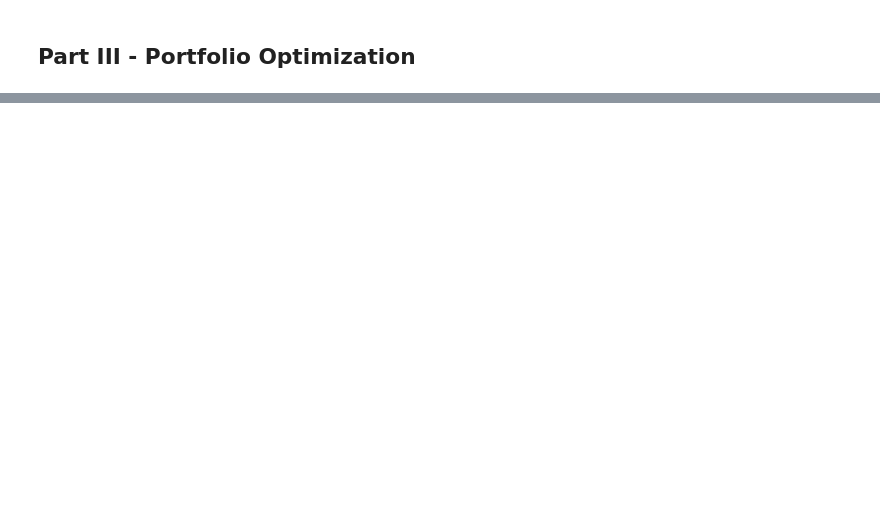
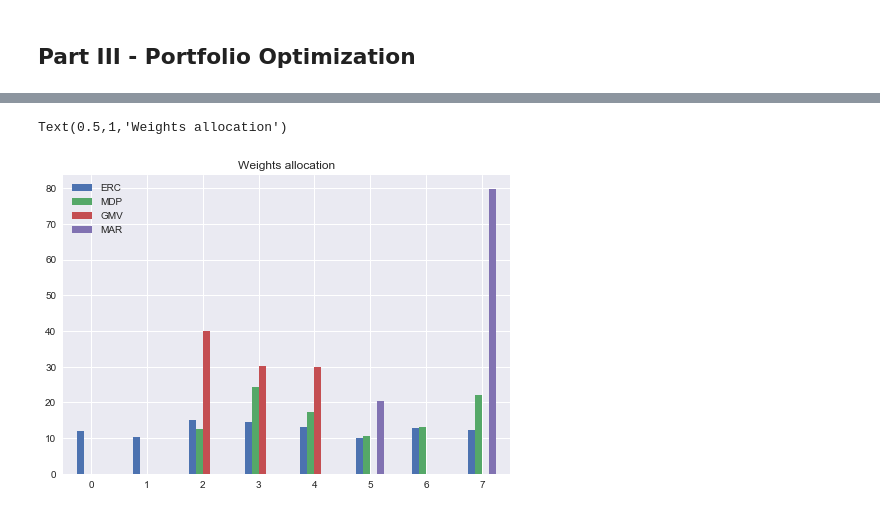
Before and after one commit to romainwk/Reactive-Covariance, a Jupyter notebook: Portfolio Optimization - Part III.ipynb, the cells around one changed output, grey strips where cells are left out. Drawn from its saved outputs; the diff is of its cells as text; code cells hidden in the pictures; blank space fills up the shorter version.

```diff
--- a/Portfolio Optimization - Part III.ipynb
+++ b/Portfolio Optimization - Part III.ipynb
@@ -109,0 +209,5 @@ Optimization Algorithm
+# %%
+# Set the achievable portfolio
+PortType  = {'MDP':[0.0, 0.0, 0.0], 'ERC':[1.0, 1.0, 0.0], 'GMV':[0.0, 0.0, 1.0]}
+# Optimization options (tolerance criterion, maximum iteration)
+optoption = [10^-15, 2000]
@@ -109,0 +282,14 @@ Optimization Algorithm
+# %%
+omega = covarianceMatrix(index_dictionnary)
+
+werc = RiskBasedPortfolio(omega, PortType['ERC'], optoption)
+wmdp = RiskBasedPortfolio(omega, PortType['MDP'], optoption)
+wgmv = RiskBasedPortfolio(omega, PortType['GMV'], optoption)
+wmar = Markowitz(np.multiply(computeExpectedReturns(index_dictionnary),252), np.multiply(covarianceMatrix(index_dictionnary),252),2)
+
+df = pd.DataFrame({'ERC': 100*werc, 'MDP': 100*wmdp, 'GMV': 100*wgmv, 'MAR':100*wmar.x}, index=range(len(omega[0])))
+ax = df.plot.bar(rot=0)
+plt.title("Weights allocation")
+# %% [output]
+Text(0.5,1,'Weights allocation')
+[figure, added]
```
Also changed, not shown: parts of 12 cells of this notebook.
